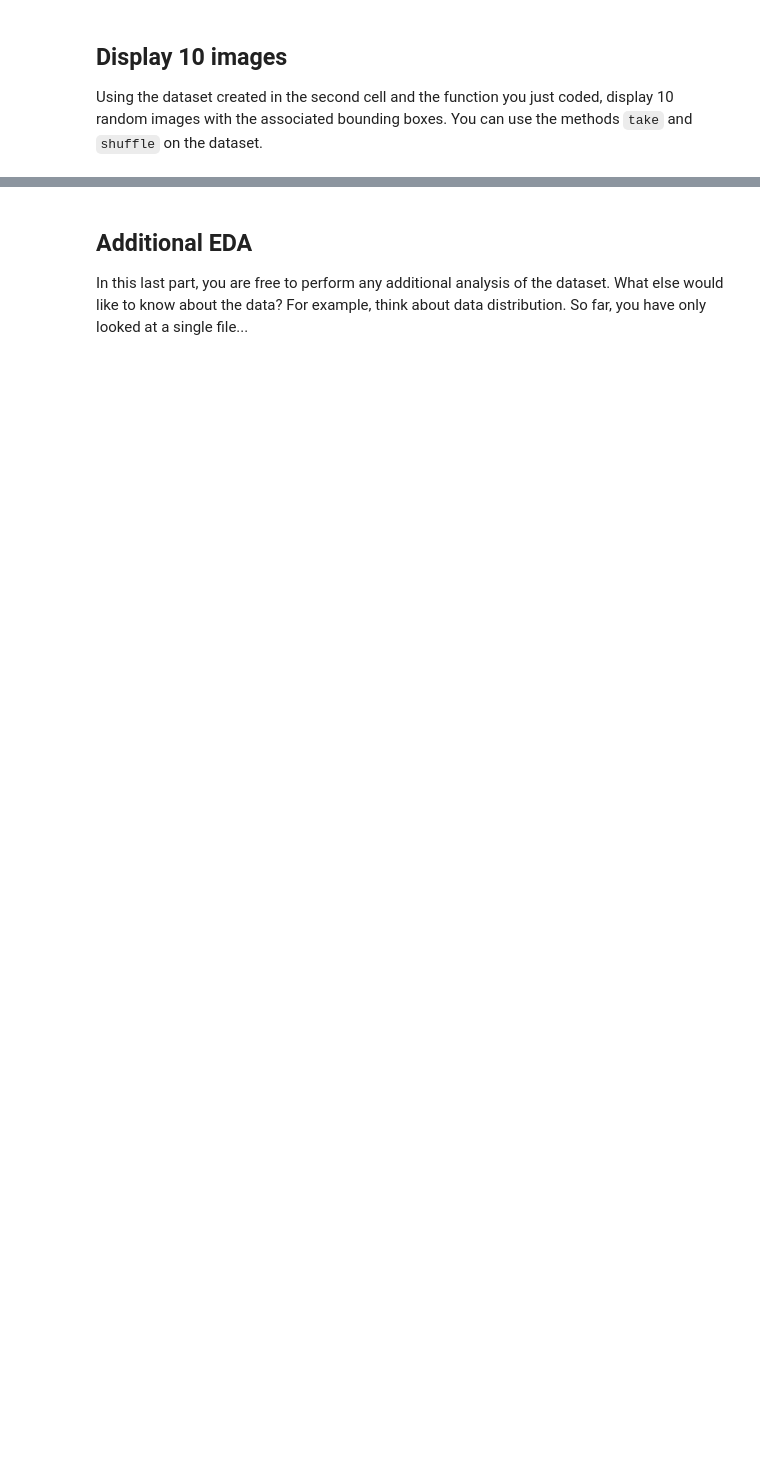
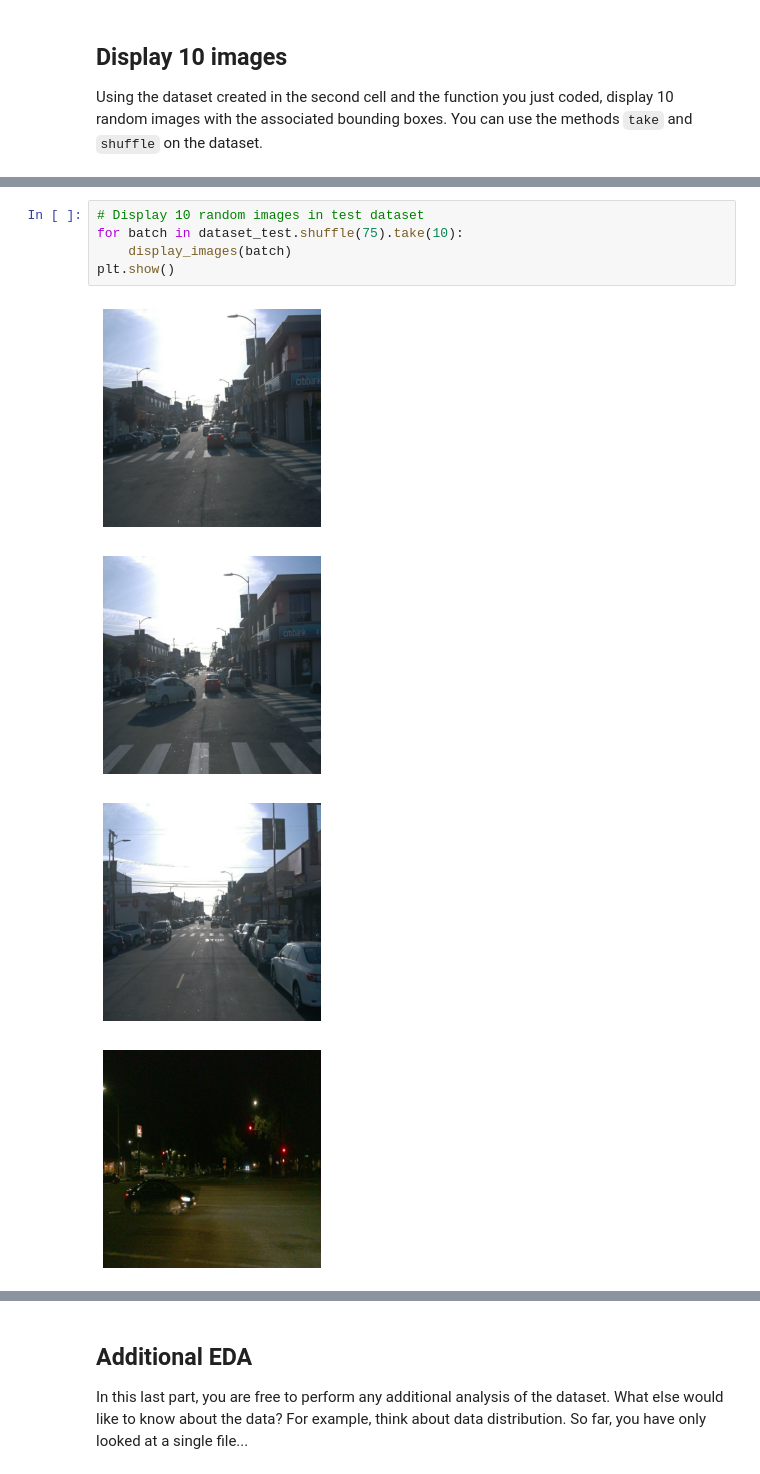
Before and after one commit to lr91-089/Udacity-nd229-object-detection, a Jupyter notebook: Exploratory Data Analysis.ipynb, the cells around one changed output, grey strips where cells are left out. Saved outputs shown, nothing was run; the diff lists cells and outputs as text; blank space fills up the shorter version.

```diff
--- a/Exploratory Data Analysis.ipynb
+++ b/Exploratory Data Analysis.ipynb
@@ -26,0 +111,10 @@ Using the dataset created in the second cell and the function you just coded, di
+# %%
+# Display 10 random images in test dataset
+for batch in dataset_test.shuffle(75).take(10):
+    display_images(batch)
+plt.show()
+# %% [output]
+[figure, added]
+[figure, added]
+[figure, added]
+[figure, added]
```
Also changed, not shown: parts of 24 cells of this notebook, 4 other files.
